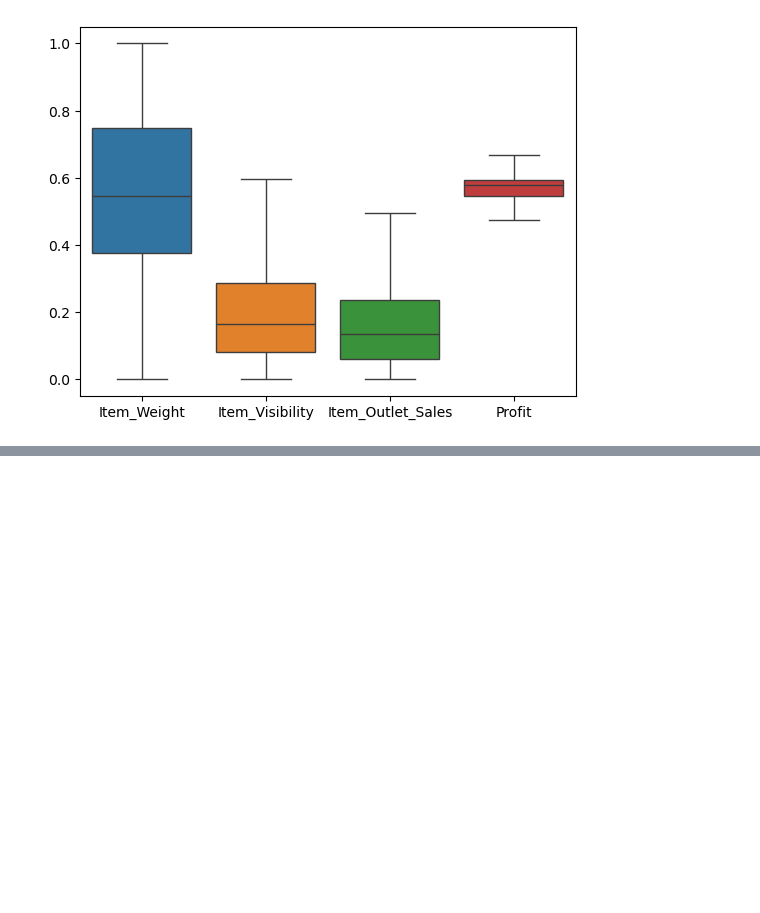
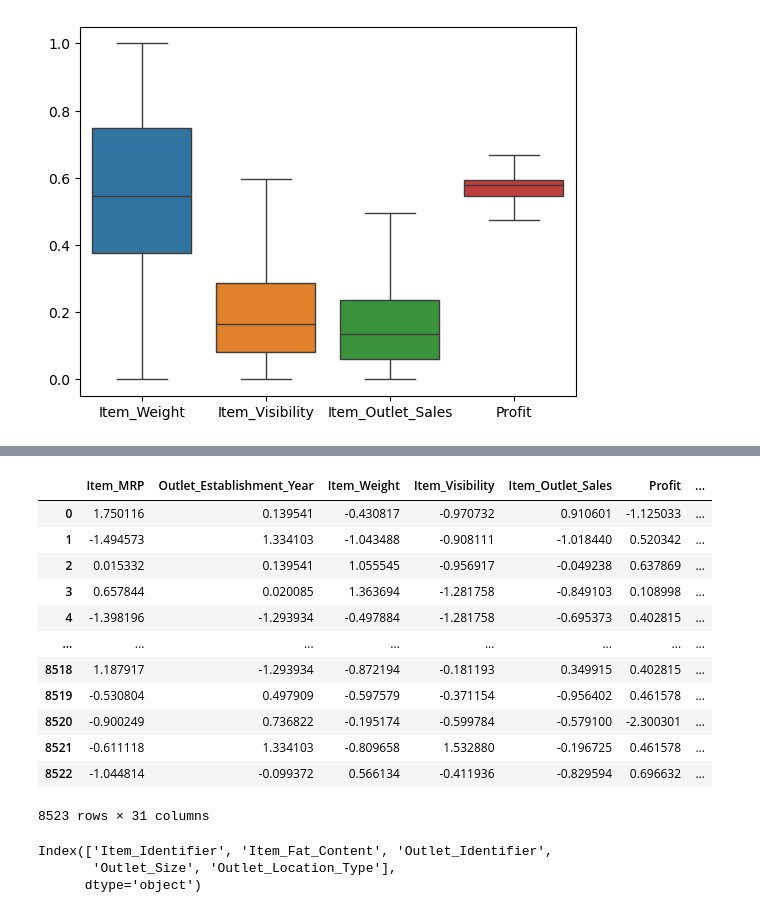
Before and after one commit to NageshaSriram/Machine-Learning, a Jupyter notebook: session1_09-08-2025.ipynb, the cells around one changed output, grey strips where cells are left out. Cells and saved outputs as stored; diff of their text form; code cells hidden in the pictures; blank space fills up the shorter version.

```diff
--- a/session1_09-08-2025.ipynb
+++ b/session1_09-08-2025.ipynb
@@ -708,0 +842,10 @@ sns.boxplot(data_float_scaled)
+# %%
+encoder = OrdinalEncoder(categories=[["Low Fat", "Regular"]])
+data_object["Item_Fat_Content"]=encoder.fit_transform(data_object[["Item_Fat_Content"]])
+
+encoder = OrdinalEncoder(categories=[["Small", "Medium", "High"]])
+data_object["Outlet_Size"]=encoder.fit_transform(data_object[["Outlet_Size"]])
+
+
+encoder = OrdinalEncoder(categories=[["Tier 3", "Tier 2", "Tier1"]])
+data_object["Outlet_Location_Type"]=encoder.fit_transform(data_object[["Outlet_Location_Type"]])
@@ -708,0 +856,2 @@ sns.boxplot(data_float_scaled)
+# %%
+one_hot_encoding = pd.get_dummies(data_object[["Item_Type", "Outlet_Type"]]).astype("int")
@@ -708,0 +862,26 @@ sns.boxplot(data_float_scaled)
+# %%
+data_object.drop(["Item_Type", "Outlet_Type"], axis=1, inplace=True)
+# %%
+df_final = pd.concat([data_int_scalled, data_float_scalled, data_object, one_hot_encoding], axis=1)
+# %%
+df_final
+# %% [output]
+|  | Item_MRP | Outlet_Establishment_Year | Item_Weight | Item_Visibility | Item_Outlet_Sales | Profit | ... |
+| 0 | 1.750116 | 0.139541 | -0.430817 | -0.970732 | 0.910601 | -1.125033 | ... |
+| 1 | -1.494573 | 1.334103 | -1.043488 | -0.908111 | -1.018440 | 0.520342 | ... |
+| 2 | 0.015332 | 0.139541 | 1.055545 | -0.956917 | -0.049238 | 0.637869 | ... |
+| 3 | 0.657844 | 0.020085 | 1.363694 | -1.281758 | -0.849103 | 0.108998 | ... |
+| 4 | -1.398196 | -1.293934 | -0.497884 | -1.281758 | -0.695373 | 0.402815 | ... |
+| ... | ... | ... | ... | ... | ... | ... | ... |
+| 8518 | 1.187917 | -1.293934 | -0.872194 | -0.181193 | 0.349915 | 0.402815 | ... |
+| 8519 | -0.530804 | 0.497909 | -0.597579 | -0.371154 | -0.956402 | 0.461578 | ... |
+| 8520 | -0.900249 | 0.736822 | -0.195174 | -0.599784 | -0.579100 | -2.300301 | ... |
+| 8521 | -0.611118 | 1.334103 | -0.809658 | 1.532880 | -0.196725 | 0.461578 | ... |
+| 8522 | -1.044814 | -0.099372 | 0.566134 | -0.411936 | -0.829594 | 0.696632 | ... |
+8523 rows × 31 columns
+# %%
+data_object.columns
+# %% [output]
+Index(['Item_Identifier', 'Item_Fat_Content', 'Outlet_Identifier',
+       'Outlet_Size', 'Outlet_Location_Type'],
+      dtype='object')
```
Also changed, not shown: parts of 36 cells of this notebook, 2 other files.
